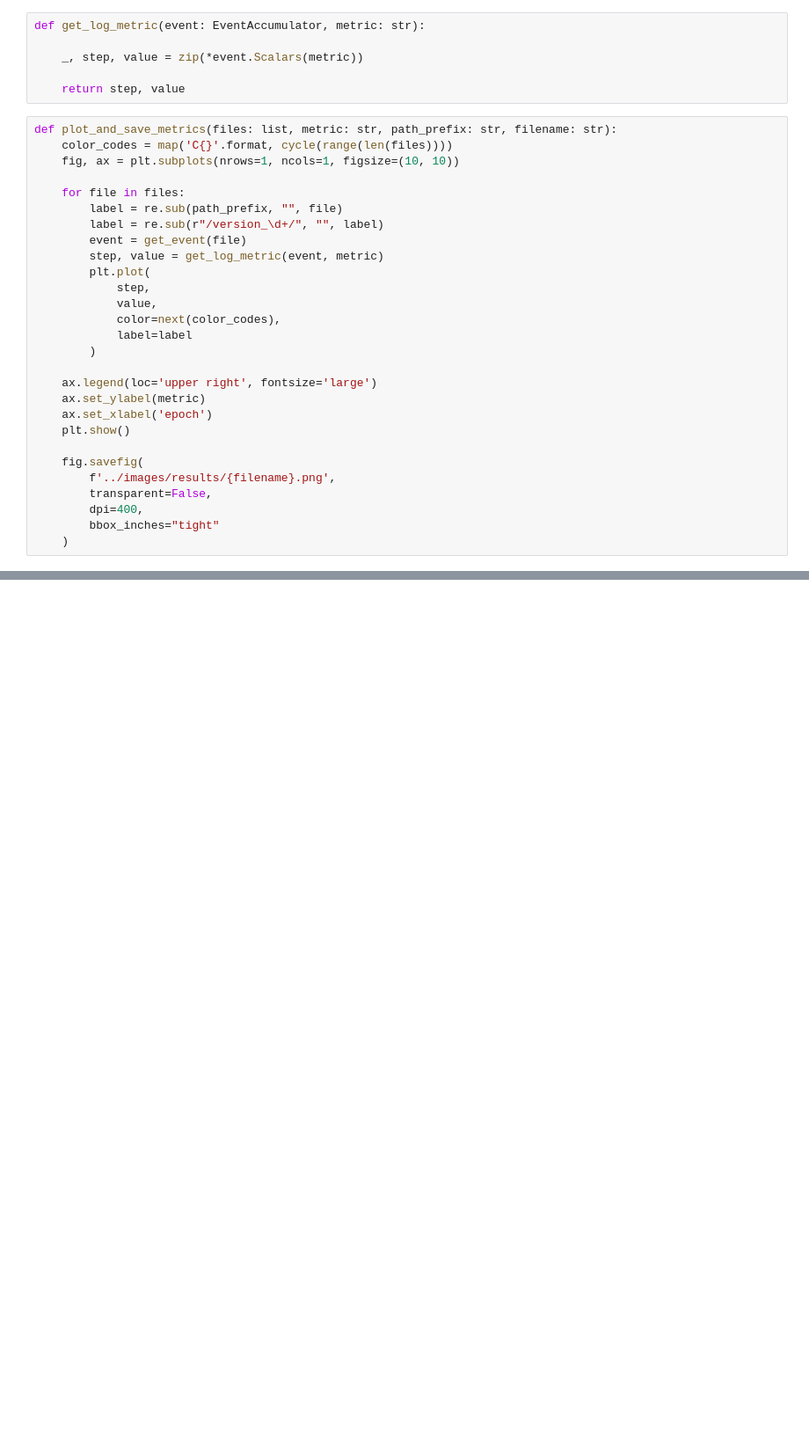
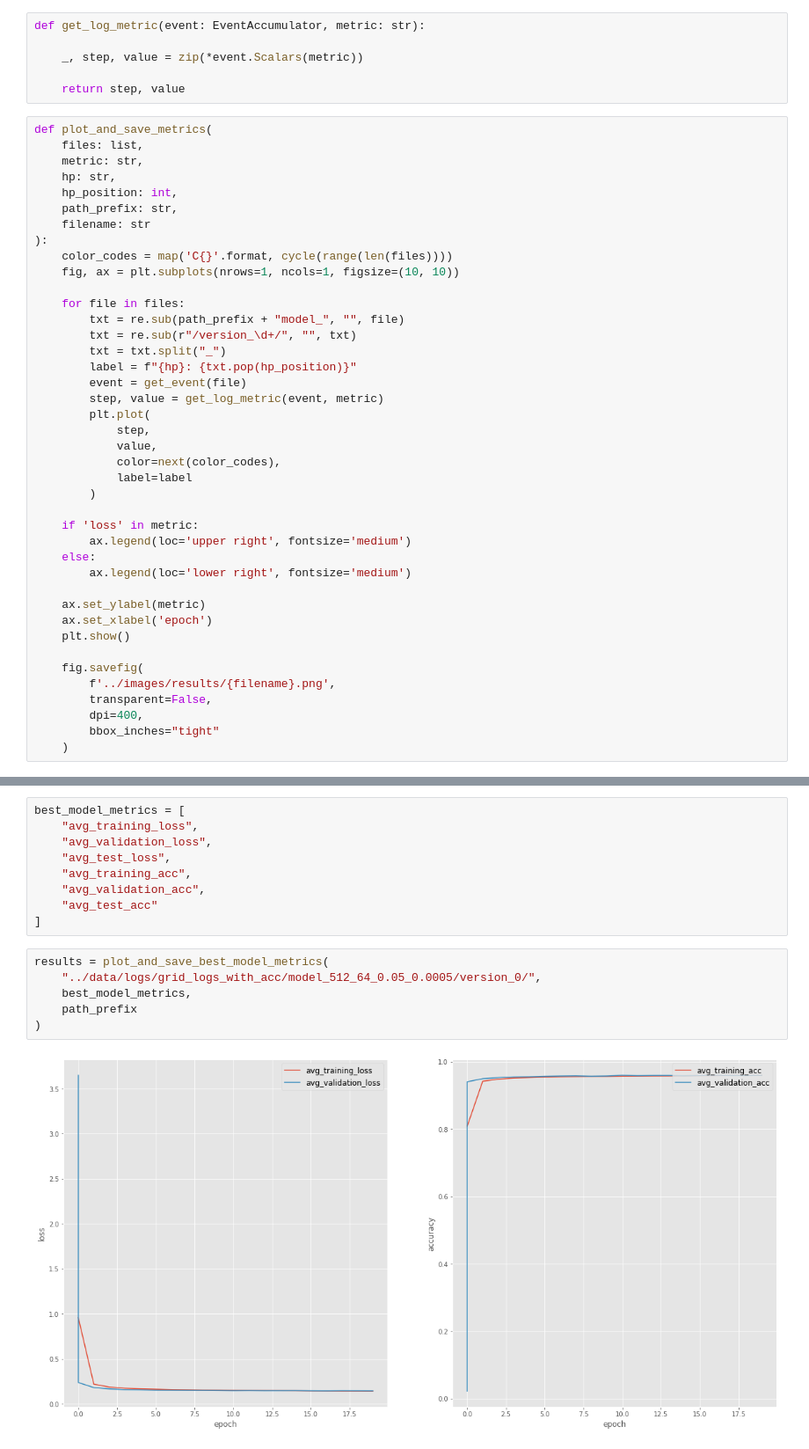
Before and after one commit to gbfelgas/cpe721, a Jupyter notebook: notebooks/results-collector.ipynb, the cells around one changed output, grey strips where cells are left out. Shown: that part at 88% size. Saved outputs shown, nothing was run; the diff lists cells and outputs as text; blank space fills up the shorter version.

Commit message:
feat: add best model results collection

```diff
--- a/notebooks/results-collector.ipynb
+++ b/notebooks/results-collector.ipynb
@@ -18,13 +18,22 @@ def get_log_metric(event: EventAccumulator, metric: str):
 
     return step, value
 # %%
-def plot_and_save_metrics(files: list, metric: str, path_prefix: str, filename: str):
+def plot_and_save_metrics(
+    files: list,
+    metric: str,
+    hp: str,
+    hp_position: int,
+    path_prefix: str,
+    filename: str
+):
     color_codes = map('C{}'.format, cycle(range(len(files))))
     fig, ax = plt.subplots(nrows=1, ncols=1, figsize=(10, 10))
 
     for file in files:
-        label = re.sub(path_prefix, "", file)
-        label = re.sub(r"/version_\d+/", "", label)
+        txt = re.sub(path_prefix + "model_", "", file)
+        txt = re.sub(r"/version_\d+/", "", txt)
+        txt = txt.split("_")
+        label = f"{hp}: {txt.pop(hp_position)}"
         event = get_event(file)
         step, value = get_log_metric(event, metric)
         plt.plot(
@@ -34,7 +43,11 @@ def plot_and_save_metrics(files: list, metric: str, path_prefix: str, filename:
             label=label
         )
 
-    ax.legend(loc='upper right', fontsize='large')
+    if 'loss' in metric:
+        ax.legend(loc='upper right', fontsize='medium')
+    else:
+        ax.legend(loc='lower right', fontsize='medium')
+
     ax.set_ylabel(metric)
     ax.set_xlabel('epoch')
     plt.show()
@@ -116,0 +170,17 @@ hidden_dim_var_avg_validation_loss
+# %%
+best_model_metrics = [
+    "avg_training_loss",
+    "avg_validation_loss",
+    "avg_test_loss",
+    "avg_training_acc",
+    "avg_validation_acc",
+    "avg_test_acc"
+]
+# %%
+results = plot_and_save_best_model_metrics(
+    "../data/logs/grid_logs_with_acc/model_512_64_0.05_0.0005/version_0/",
+    best_model_metrics,
+    path_prefix
+)
+# %% [output]
+[figure, added]
```
Also changed, not shown: parts of 8 cells of this notebook, 17 other files.
